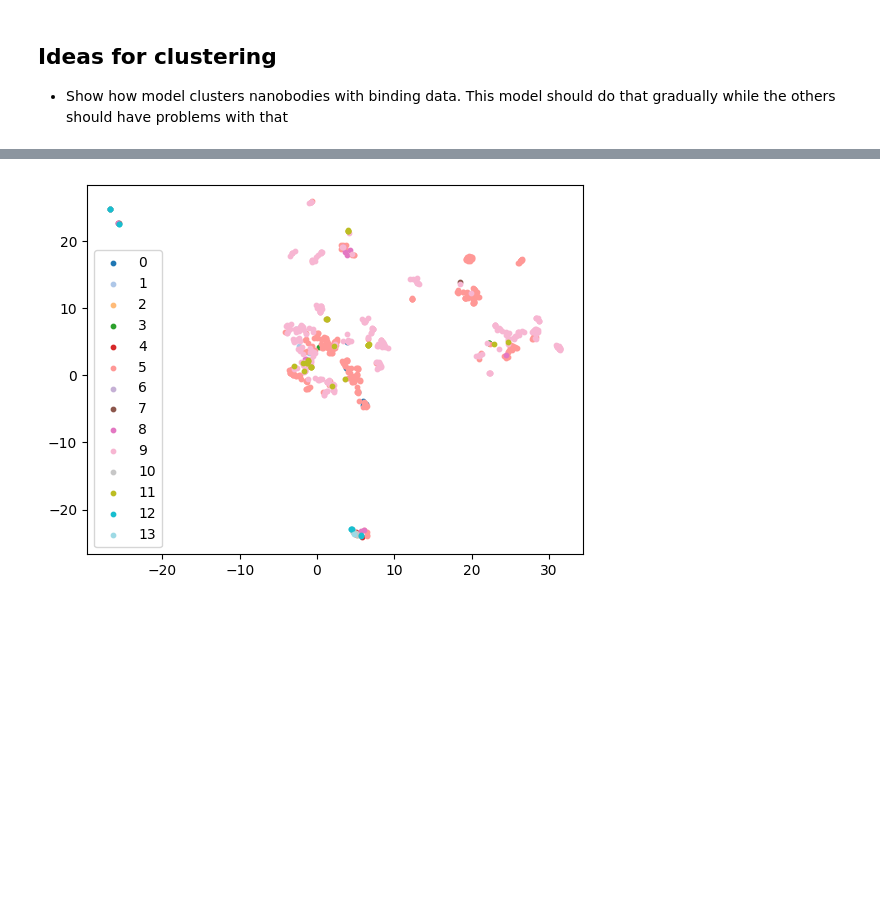
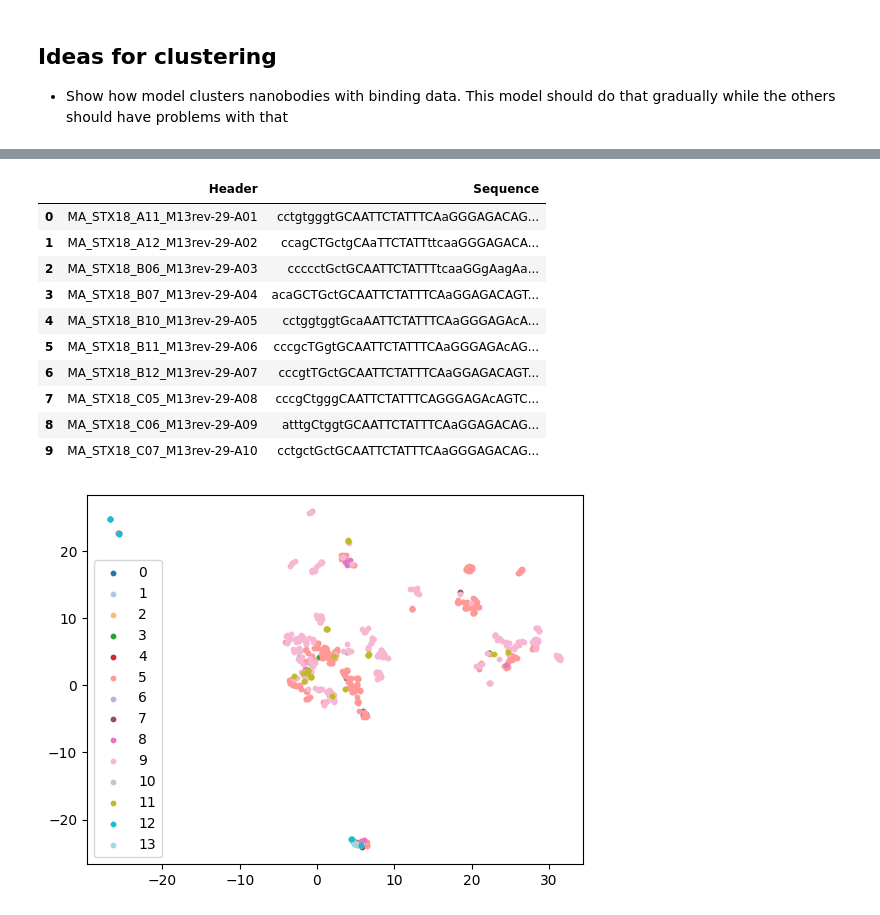
Before and after one commit to DigBioLab/SeqLP, a Jupyter notebook: jupyter_scripts/validate.ipynb, the cells around one changed output, grey strips where cells are left out. Drawn from its saved outputs; the diff is of its cells as text; code cells hidden in the pictures; blank space fills up the shorter version.

```diff
--- a/jupyter_scripts/validate.ipynb
+++ b/jupyter_scripts/validate.ipynb
@@ -107,0 +111,5 @@ perplexities = np.array(perplexities)
+# %%
+binding_data = pd.read_excel(r"c:\Users\nilsh\OneDrive\Desktop\MA_STX19.xlsx", sheet_name = "MA_STX19")
+binding_data.head(10)
+sequence_path = r"C:\Users\nilsh\OneDrive\Desktop\master_thesis\binding_data\RE_ binding data from Discovery of broadly neutralizing nanobodies using designed consensus antigens\Nanobody sequences\Sequences"
+all_paths = glob.glob(sequence_path + "/*.fas")
@@ -108,3 +134,35 @@ perplexities = np.array(perplexities)
+# %%
+from Bio import SeqIO
+
+def read_fasta_files(directory):
+    data = {'Header': [], 'Sequence': []}  # Initialize a dictionary to hold data
+
+    # Iterate through every file in the directory
+    for filename in glob.glob(directory + "/*.fas"):
+        if filename.endswith(".fas"):  # Check if the file is a FASTA file
+            filepath = os.path.join(directory, filename)
+            for record in SeqIO.parse(filepath, "fasta"):
+                data['Header'].append(record.id)       # Append the header to the Header list
+                data['Sequence'].append(str(record.seq))  # Append the sequence to the Sequence list
+
+    # Convert the dictionary into a pandas DataFrame
+    df = pd.DataFrame(data)
+    return df
+
+sequences = read_fasta_files(sequence_path)
+sequences.head(10)
+# %% [output]
+|  | Header | Sequence |
+| 0 | MA_STX18_A11_M13rev-29-A01 | cctgtgggtGCAATTCTATTTCAaGGGAGACAG... |
+| 1 | MA_STX18_A12_M13rev-29-A02 | ccagCTGctgCAaTTCTATTttcaaGGGAGACA... |
+| 2 | MA_STX18_B06_M13rev-29-A03 | ccccctGctGCAATTCTATTTtcaaGGgAagAa... |
+| 3 | MA_STX18_B07_M13rev-29-A04 | acaGCTGctGCAATTCTATTTCAaGGAGACAGT... |
+| 4 | MA_STX18_B10_M13rev-29-A05 | cctggtggtGcaAATTCTATTTCAaGGGAGAcA... |
+| 5 | MA_STX18_B11_M13rev-29-A06 | cccgcTGgtGCAATTCTATTTCAaGGGAGAcAG... |
+| 6 | MA_STX18_B12_M13rev-29-A07 | cccgtTGctGCAATTCTATTTCAaGGAGACAGT... |
+| 7 | MA_STX18_C05_M13rev-29-A08 | cccgCtgggCAATTCTATTTCAGGGAGAcAGTC... |
+| 8 | MA_STX18_C06_M13rev-29-A09 | atttgCtggtGCAATTCTATTTCAaGGAGACAG... |
+| 9 | MA_STX18_C07_M13rev-29-A10 | cctgctGctGCAATTCTATTTCAaGGGAGACAG... |
 # %%
 from seqlp.visualize.tidy_protbert_embedding import TransformerBased
 results, reduced_dim = TransformerBased.do_umap(Data.sequences_array, n_neighbors=15, min_dist = 0.2, random_seed = 42, n_components=2, metric="euclidean")
```
Also changed, not shown: parts of 3 cells of this notebook, 6 other files.
